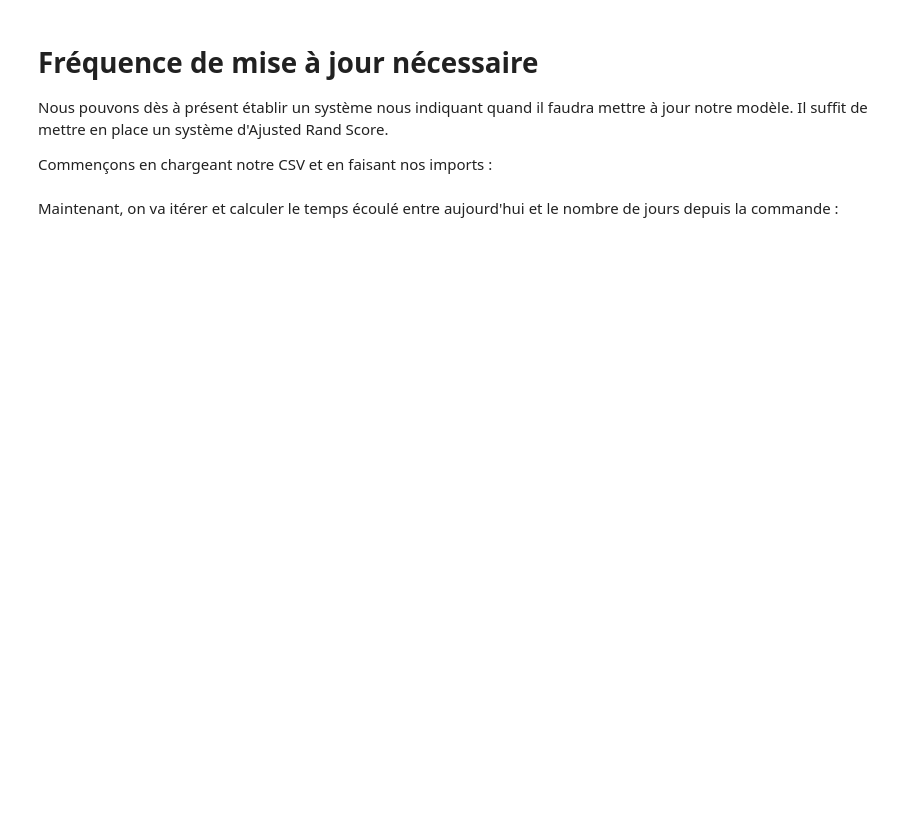
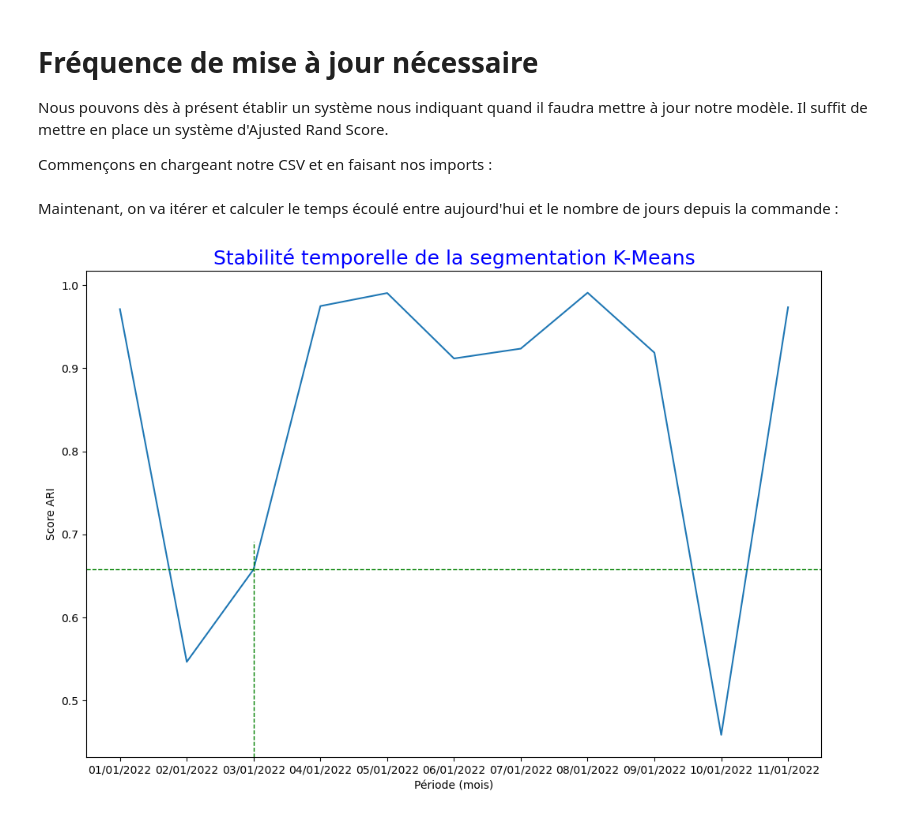
Before and after one commit to laildfz/P4_machine_learning, a Jupyter notebook: desfossez_rayan_notebook_frequencyupdate_11022.ipynb, the cells around one changed output. Drawn from its saved outputs; the diff is of its cells as text; code cells hidden in the pictures; blank space fills up the shorter version.

```diff
--- a/desfossez_rayan_notebook_frequencyupdate_11022.ipynb
+++ b/desfossez_rayan_notebook_frequencyupdate_11022.ipynb
@@ -20,24 +20,17 @@ data = pd.read_csv("data/rfm_data.csv")
 # %% [markdown]
 Maintenant, on va itérer et calculer le temps écoulé entre aujourd'hui et le nombre de jours depuis la commande :
 # %%
+from sklearn.preprocessing import StandardScaler
+
 data['order_purchase_timestamp'] = 'none'
 
 for i, row in data.iterrows():
-    data.loc[i, ['order_purchase_timestamp']] = (datetime.now() - timedelta(days=row['(days)last_purchase'])).strftime("%m/%d/%Y")
+    data.loc[i, ['order_purchase_timestamp']] = (datetime.now() - timedelta(days=row['(days)last_purchase'])).strftime("%d/%m/%Y")
 
 def kmean_process_date(data_period):
-    kmeans_p = Pipeline([("preprocessor", MinMaxScaler()),
-                         ("kmeans", KMeans(6, random_state=42))])
-    kmeans_p.fit(data_period)
-    p_labels = kmeans_p.named_steps['kmeans'].labels_
-    return p_labels
-
-def kmean_init_data(data_init):
-    kmeans_init = Pipeline([("preprocessor", MinMaxScaler()),
-                            ("kmeans", KMeans(6, random_state=42))])
-    kmeans_init.fit(data_init)
-    init_labels = kmeans_init.named_steps['kmeans'].labels_
-    return init_labels
+    kmeans = KMeans(n_clusters=6,init='k-means++').fit(data_period)
+    kmeans2 = KMeans(n_clusters=6,n_init=1,init='k-means++').fit(data_period)
+    return adjusted_rand_score(kmeans2.labels_, kmeans.labels_)
 
 all_dates = {
     "01/01/2022": "02/01/2022",
@@ -61,44 +54,39 @@ def calculate_kmean_by_month():
         start_date = key
         end_date = all_dates[key]
         for i in range(0, len(data)):
-            is_in_period = datetime.strptime(start_date, "%m/%d/%Y") < datetime.strptime(data.at[i, 'order_purchase_timestamp'], '%m/%d/%Y') < datetime.strptime(end_date, "%m/%d/%Y")
+            is_in_period = datetime.strptime(start_date, "%d/%m/%Y") < datetime.strptime(data.at[i, 'order_purchase_timestamp'], '%d/%m/%Y') < datetime.strptime(end_date, "%m/%d/%Y")
 
             if is_in_period:
                 data_var = data.loc[[i]]
                 data_temp = pandas.concat([data_temp, data_var])
 
-        data_pred = pd.DataFrame({ '(days)last_purchase': data_temp['(days)last_purchase'], 'total_orders': data_temp['total_orders'], 'total_spend': data_temp['total_spend'] })
-        data_init = pd.DataFrame({ '(days)last_purchase': data['(days)last_purchase'], 'total_orders': data['total_orders'], 'total_spend': data['total_spend'] })
+        data_period = pd.DataFrame({ '(days)last_purchase': data_temp['(days)last_purchase'], 'total_orders': data_temp['total_orders'], 'total_spend': data_temp['total_spend'] })
 
-        data_pred = data_pred[data_pred.index.isin(data_init.index)]
-
-        init_labels = kmean_init_data(data_init)
-        labels = kmean_process_date(data_pred)
-
-        mesurate_ari = adjusted_rand_score(init_labels[0:len(labels)], labels)
-        mesurate_ari_by_month[start_date] = mesurate_ari
+        mesurate_ari_by_month[start_date] = kmean_process_date(data_period)
 
 calculate_kmean_by_month()
 
 ari_score = pd.DataFrame({ "period": [], "ARI": [] })
 
 for key in mesurate_ari_by_month:
     key_value = { "period": key, "ARI": mesurate_ari_by_month[key] }
     ari_score = ari_score.append(key_value, ignore_index=True)
 
 fig = plt.figure(figsize=(12,8))
 sns.lineplot(data=ari_score, x="period", y="ARI")
 plt.axhline(y=ari_score.iloc[2][1], linestyle="--",
             color="green",
             xmax=1,
             linewidth=1)
 plt.axvline(x=ari_score.iloc[2][0], linestyle="--",
             color="green",
             ymax=1.1-(ari_score.iloc[2][1]),
             linewidth=1)
 plt.xlabel("Période (mois)")
 plt.ylabel("Score ARI")
 plt.title("Stabilité temporelle de la segmentation K-Means",
           fontsize=18,
           color="b")
 plt.show()
+# %% [output]
+[figure, added]
```
Also changed, not shown: 2 other files.
